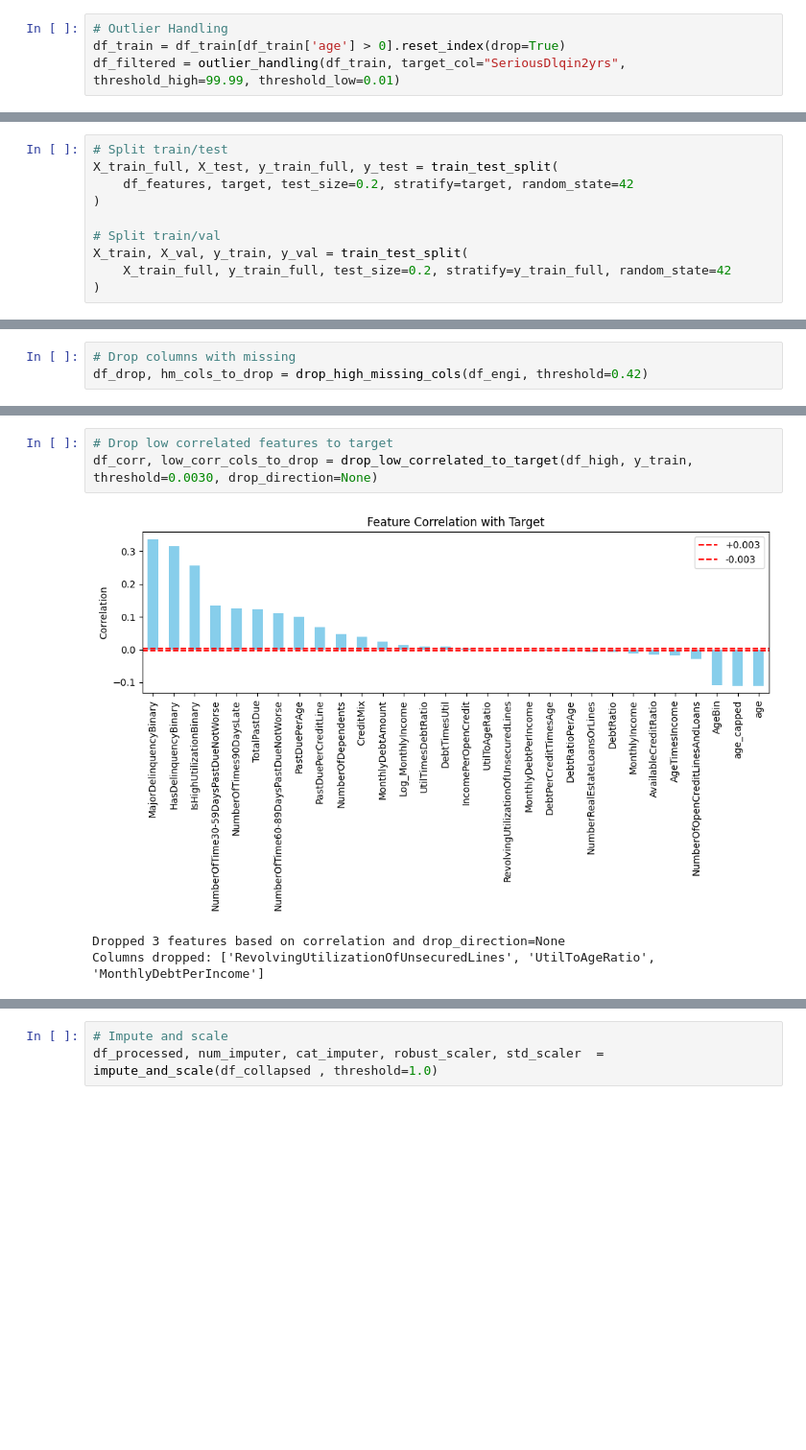
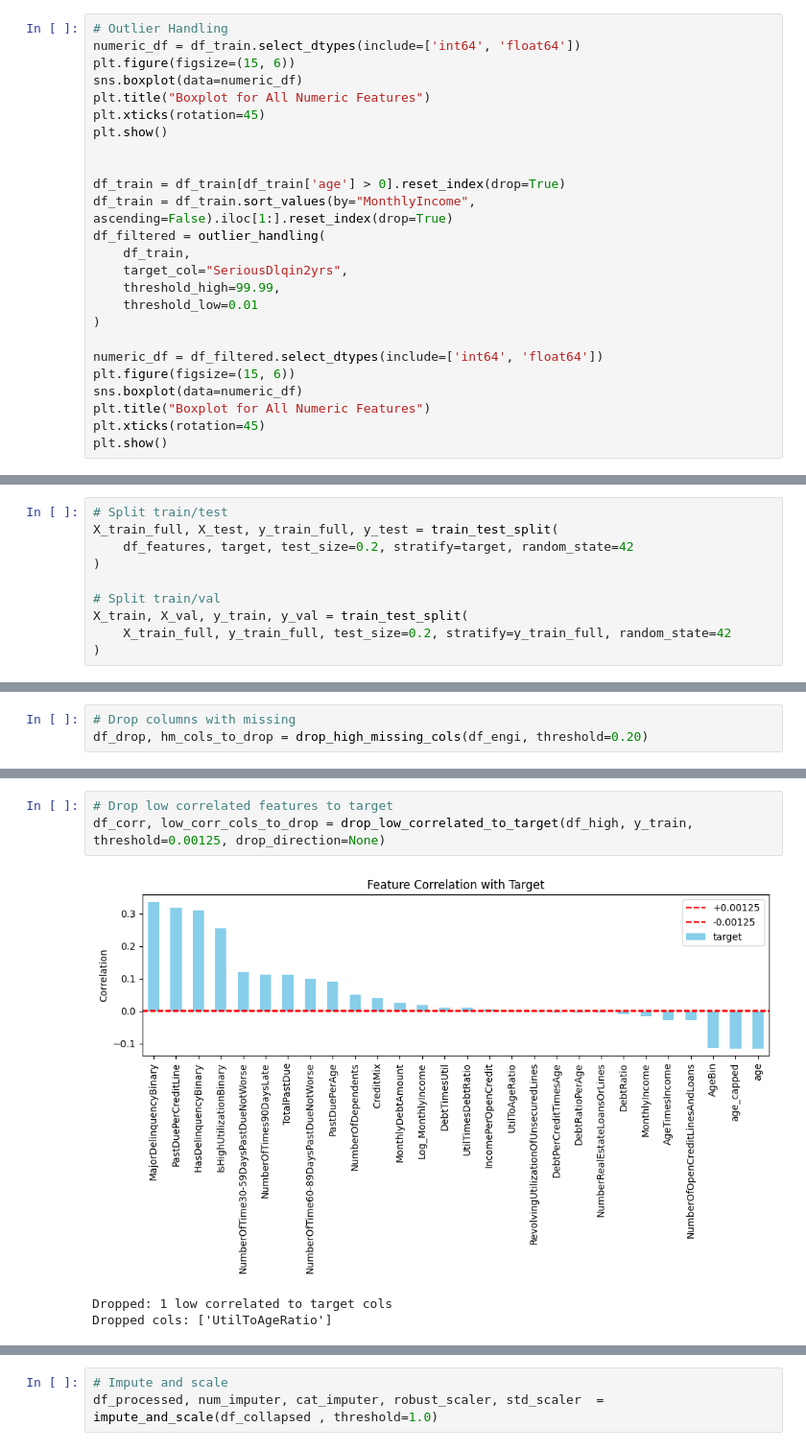
Before and after one commit to sunnysunny77/loan, a Jupyter notebook: cr.ipynb, the cells around one changed output, grey strips where cells are left out. Shown at 96% size. Saved outputs shown, nothing was run; the diff lists cells and outputs as text; blank space fills up the shorter version.

```diff
--- a/cr.ipynb
+++ b/cr.ipynb
@@ -580,6 +581,27 @@ NumberOfOpenCreditLinesAndLoans         int64          150000              0
 5                 0.0
 # %%
 # Outlier Handling
+numeric_df = df_train.select_dtypes(include=['int64', 'float64'])
+plt.figure(figsize=(15, 6))
+sns.boxplot(data=numeric_df)
+plt.title("Boxplot for All Numeric Features")
+plt.xticks(rotation=45)
+plt.show()
+
+
 df_train = df_train[df_train['age'] > 0].reset_index(drop=True)
-df_filtered = outlier_handling(df_train, target_col="SeriousDlqin2yrs", threshold_high=99.99, threshold_low=0.01)
+df_train = df_train.sort_values(by="MonthlyIncome", ascending=False).iloc[1:].reset_index(drop=True)
+df_filtered = outlier_handling(
+    df_train,
+    target_col="SeriousDlqin2yrs",
+    threshold_high=99.99,
+    threshold_low=0.01
+)
+
+numeric_df = df_filtered.select_dtypes(include=['int64', 'float64'])
+plt.figure(figsize=(15, 6))
+sns.boxplot(data=numeric_df)
+plt.title("Boxplot for All Numeric Features")
+plt.xticks(rotation=45)
+plt.show()
 # %% [output]
@@ -629,6 +653,6 @@ Columns added: ['AgeBin', 'AgeTimesIncome', 'AvailableCreditRatio', 'CreditMix',
 # %%
 # Drop columns with missing
-df_drop, hm_cols_to_drop = drop_high_missing_cols(df_engi, threshold=0.42)
+df_drop, hm_cols_to_drop = drop_high_missing_cols(df_engi, threshold=0.20)
 # %% [output]
                                       MissingCount  MissingPercent
 AgeBin                                           0            0.00
@@ -659,10 +682,10 @@ No high-cardinality columns dropped.
 # %%
 # Drop low correlated features to target
-df_corr, low_corr_cols_to_drop = drop_low_correlated_to_target(df_high, y_train, threshold=0.0030, drop_direction=None)
+df_corr, low_corr_cols_to_drop = drop_low_correlated_to_target(df_high, y_train, threshold=0.00125, drop_direction=None)
 # %% [output]
-[figure, old version]
+[figure, new version]
-Dropped 3 features based on correlation and drop_direction=None
-Columns dropped: ['RevolvingUtilizationOfUnsecuredLines', 'UtilToAgeRatio', 'MonthlyDebtPerIncome']
+Dropped: 1 low correlated to target cols
+Dropped cols: ['UtilToAgeRatio']
 # %%
 # Collapse rare categories
 df_collapsed, rare_maps = collapse_rare_categories(df_corr, threshold=0.067)
```
Also changed, not shown: parts of 25 cells of this notebook, 2 other files.
